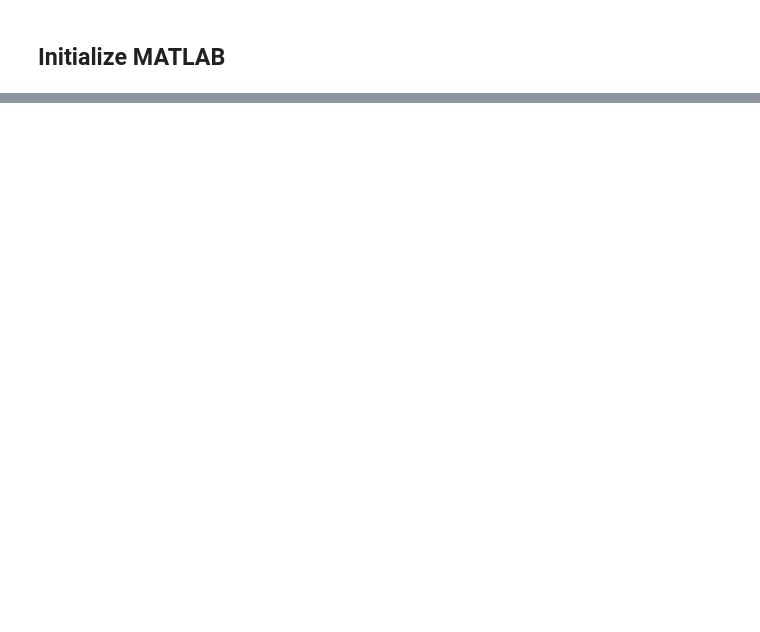
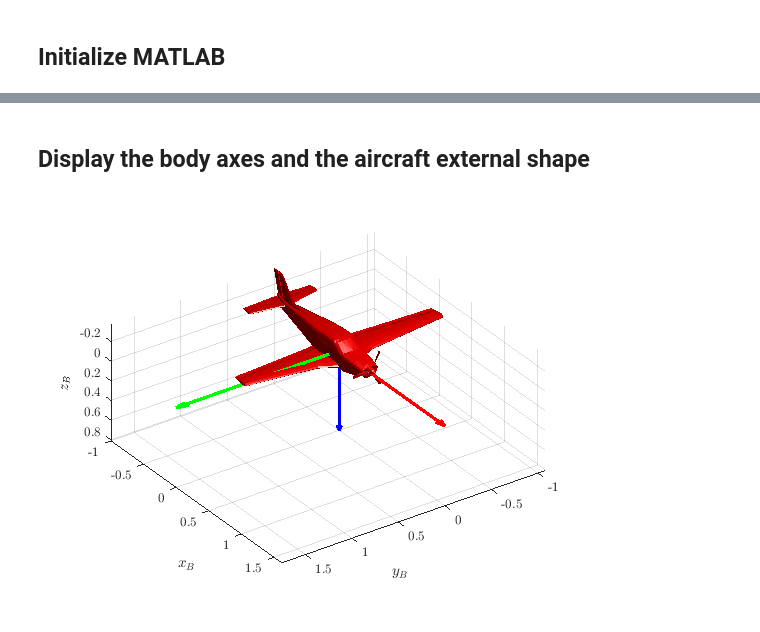
Before and after one commit to agodemar/Flight_Dynamics_Book_Companion, a Jupyter notebook: docs/Chapter_01/01_aircraft_orientation.ipynb, the cells around one changed output, grey strips where cells are left out. Saved outputs shown, nothing was run; the diff lists cells and outputs as text; code cells hidden in the pictures; blank space fills up the shorter version.

```diff
--- a/docs/Chapter_01/01_aircraft_orientation.ipynb
+++ b/docs/Chapter_01/01_aircraft_orientation.ipynb
@@ -93,0 +111,39 @@ quiver3( ...
+# %% [markdown]
+## Display the body axes and the aircraft external shape
+# %%
+figure(2);
+
+hold on;
+
+% Trick to have Ze pointing downward and correct visualization
+set(gca,'XDir','reverse');
+set(gca,'ZDir','reverse');
+
+light('Position',[1 0 -2],'Style','local');
+theView = [-125 30];
+view(theView);
+
+p = patch('faces', shape.F, 'vertices' ,shape.V);
+set(p, 'facec', [1 0 0]);
+set(p, 'EdgeColor','none');
+lighting phong;
+axis equal;
+grid on;
+
+% Axis ranges
+xMax = 1.8*max(abs(shape.V(:,1)));
+yMax = 1.8*max(abs(shape.V(:,2)));
+zMax = 0.5*xMax;
+
+% XB-axis
+quiver3( 0,0,0, xMax,0,0, 'r','linewidth',2.5)
+% YB-axis
+quiver3( 0,0,0, 0,yMax,0, 'g','linewidth',2.5)
+% ZB-axis
+quiver3( 0,0,0, 0,0,zMax, 'b','linewidth',2.5)
+
+xlabel('$x_B$'); ylabel('$y_B$'); zlabel('$z_B$');
+
+hold off
+# %% [output]
+[figure, added]
```
Also changed, not shown: parts of 9 cells of this notebook, 10 other files.
